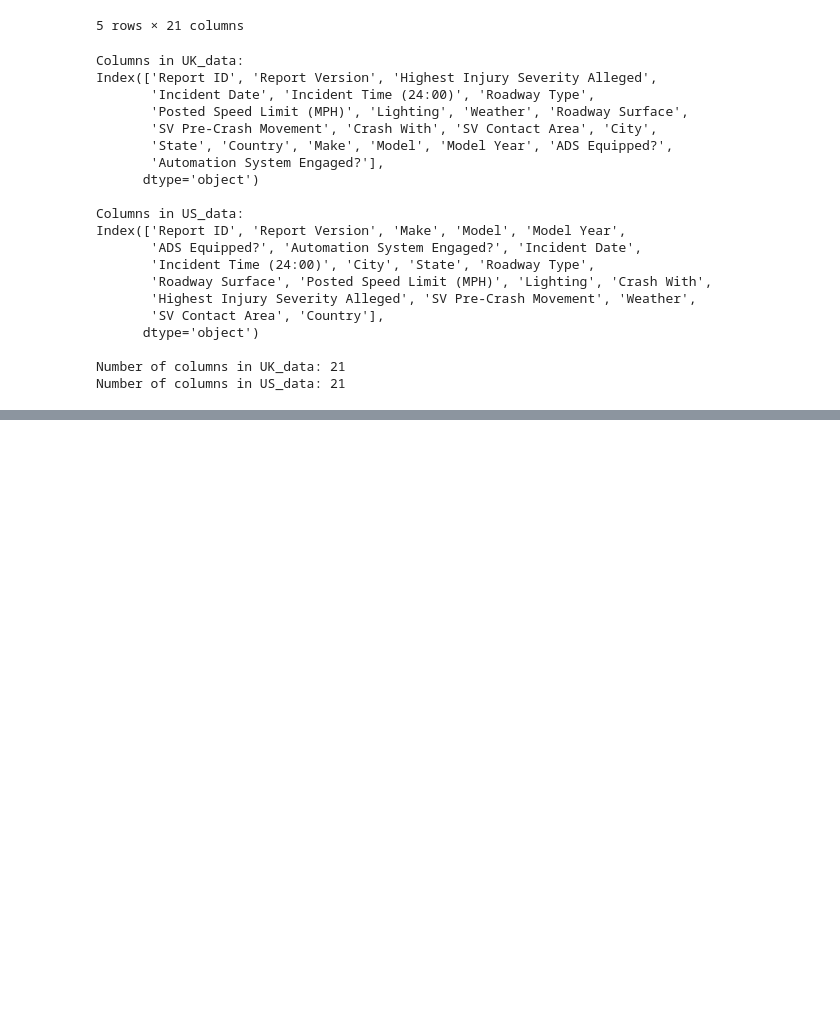
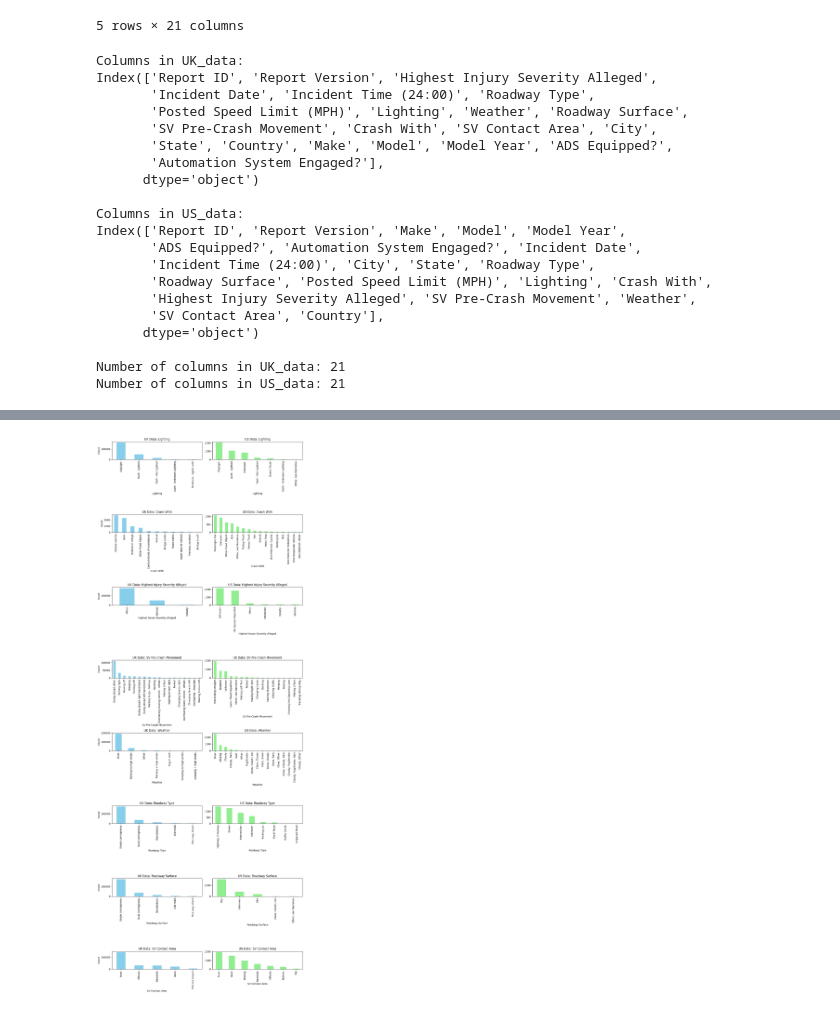
Before and after one commit to mhnrirfan/ML-AI-Risk-Analysis-AV-Data-, a Jupyter notebook: EDA.Ipynb, the cells around one changed output, grey strips where cells are left out. Drawn from its saved outputs; the diff is of its cells as text; code cells hidden in the pictures; blank space fills up the shorter version.

Commit message:
value scaling

```diff
--- a/EDA.Ipynb
+++ b/EDA.Ipynb
@@ -104,0 +114,19 @@ UK_data['Weather'] = UK_data['Weather'].replace({
+# %%
+from collections import Counter
+
+# Drop missing or null values
+area_series = US_data['SV Contact Area'].dropna()
+
+# Split, strip whitespace, and flatten
+all_areas = []
+for item in area_series:
+    parts = [part.strip() for part in item.split(',')]
+    all_areas.extend(parts)
+
+# Count occurrences
+area_counts = Counter(all_areas)
+
+# Convert to DataFrame for display
+area_counts_df = pd.DataFrame(area_counts.items(), columns=['Area', 'Count']).sort_values(by='Count', ascending=False)
+
+print(area_counts_df)
@@ -104,0 +142,41 @@ UK_data['Weather'] = UK_data['Weather'].replace({
+# %%
+from collections import Counter
+
+# Columns to plot
+columns_to_plot = [
+    'Lighting', 'Crash With', 'Highest Injury Severity Alleged',
+    'SV Pre-Crash Movement', 'Weather', 'Roadway Type',
+    'Roadway Surface', 'SV Contact Area'
+]
+
+# Create subplots
+fig, axes = plt.subplots(len(columns_to_plot), 2, figsize=(12, len(columns_to_plot) * 4), sharey=False)
+
+for idx, column in enumerate(columns_to_plot):
+    # UK_data bar chart
+    UK_data[column].value_counts().plot(kind='bar', ax=axes[idx, 0], color='skyblue')
+    axes[idx, 0].set_title(f'UK Data: {column}')
+    axes[idx, 0].set_xlabel(column)
+    axes[idx, 0].set_ylabel('Count')
+
+    # US_data bar chart
+    if column == 'SV Contact Area':
+        # Handle combined values for US_data['SV Contact Area']
+        area_series = US_data['SV Contact Area'].dropna()
+        all_areas = []
+        for item in area_series:
+            parts = [part.strip() for part in item.split(',')]
+            all_areas.extend(parts)
+        area_counts = Counter(all_areas)
+        area_counts_df = pd.Series(area_counts).sort_values(ascending=False)
+        area_counts_df.plot(kind='bar', ax=axes[idx, 1], color='lightgreen')
+    else:
+        US_data[column].value_counts().plot(kind='bar', ax=axes[idx, 1], color='lightgreen')
+
+    axes[idx, 1].set_title(f'US Data: {column}')
+    axes[idx, 1].set_xlabel(column)
+
+plt.tight_layout()
+plt.show()
+# %% [output]
+[figure, added]
```
Also changed, not shown: parts of 6 cells of this notebook, 5 other files.
